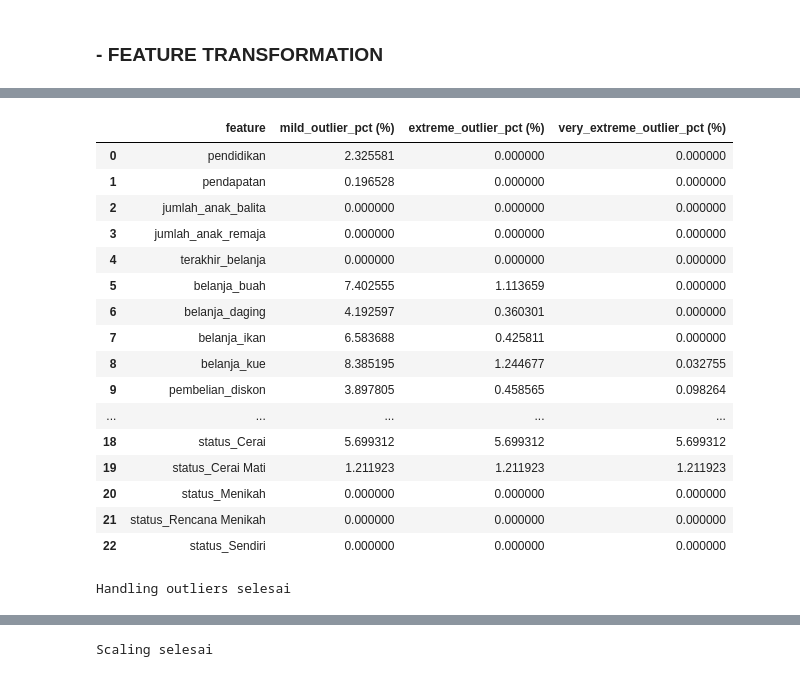
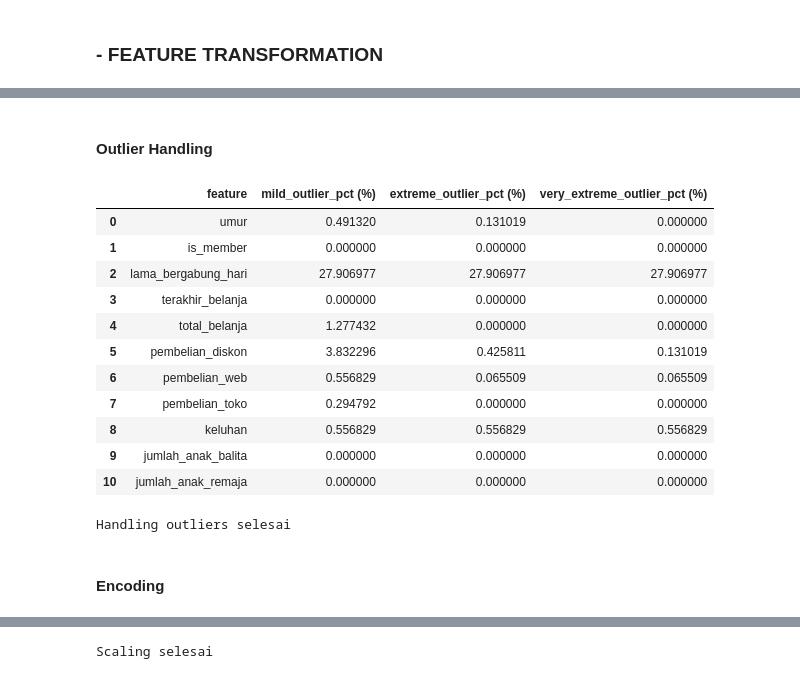
Before and after one commit to ratuanfajar/Tugas-Besar-Machine-Learning, a Jupyter notebook: notebook/skenario2-FS.ipynb, the cells around one changed output, grey strips where cells are left out. Cells and saved outputs as stored; diff of their text form; code cells hidden in the pictures.

```diff
--- a/notebook/skenario2-FS.ipynb
+++ b/notebook/skenario2-FS.ipynb
@@ -114,0 +55,4 @@ X_val_clean = X_val_raw.copy()
+# %%
+# Mempersiapkan Data Testing
+X_test_raw = df_test.drop(columns=['ID'])
+print(f"Data Test Loaded\nDimension: {X_test_raw.shape}")
@@ -115,19 +91,37 @@ X_val_clean = X_val_raw.copy()
+# %%
+# Ganti noise '5' dengan NaN agar dianggap missing value
+X_train_clean = X_train_raw.copy()
+X_val_clean = X_val_raw.copy()
+X_test_clean = X_test_raw.copy()
+
+cols_with_noise = ['pendidikan', 'status_pernikahan']
+for col in cols_with_noise:
+    X_train_clean[col] = X_train_clean[col].replace('5', np.nan)
+    X_val_clean[col] = X_val_clean[col].replace('5', np.nan)
+    X_test_clean[col] = X_test_clean[col].replace('5', np.nan)
+# %%
+num_cols = X_train_clean.select_dtypes(include=['float64', 'int64']).columns
+cat_cols = X_train_clean.select_dtypes(include=['object']).columns
 # %%
 # Imputasi Missing Values
+
 
 # Numeric (Median)
 imputer_num = SimpleImputer(strategy='median')
 X_train_clean[num_cols] = imputer_num.fit_transform(X_train_clean[num_cols])
 X_val_clean[num_cols] = imputer_num.transform(X_val_clean[num_cols])
+X_test_clean[num_cols] = imputer_num.transform(X_test_clean[num_cols])
 
 # Categorical (Mode)
 imputer_cat = SimpleImputer(strategy='most_frequent')
 X_train_clean[cat_cols] = imputer_cat.fit_transform(X_train_clean[cat_cols])
 X_val_clean[cat_cols] = imputer_cat.transform(X_val_clean[cat_cols])
+X_test_clean[cat_cols] = imputer_cat.transform(X_test_clean[cat_cols])
 
 
 X_train_imp = pd.DataFrame(X_train_clean, columns=X_train_clean.columns, index=X_train_raw.index)
 X_val_imp = pd.DataFrame(X_val_clean, columns=X_val_clean.columns, index=X_val_raw.index)
+X_test_imp = pd.DataFrame(X_test_clean, columns=X_test_clean.columns, index=X_test_raw.index)
 
 print("Missing Value Imputation Selesai")
 # %% [output]
@@ -201,57 +338,55 @@ Encoding selesai
+# %% [markdown]
+#### Outlier Handling
 # %%
 # Handling Outliers
-X_train_out = X_train_enc.copy()
-X_val_out = X_val_enc.copy()
+X_train_oh = X_train_fs.copy()
+X_val_oh = X_val_fs.copy()
+X_test_oh = X_test_fs.copy()
 
 def get_iqr_bounds(series, factor):
     Q1 = series.quantile(0.25)
     Q3 = series.quantile(0.75)
     IQR = Q3 - Q1
 
     lower_bound = Q1 - factor * IQR
     upper_bound = Q3 + factor * IQR
 
     return lower_bound, upper_bound
 
 
 outlier_summary = []
 
-num_cols = X_train_out.select_dtypes(include="number").columns.tolist()
+num_cols = X_train_oh.select_dtypes(include="number").columns.tolist()
 
 for col in num_cols:
-    mild_l, mild_u = get_iqr_bounds(X_train_out[col], 1.5)
-    ext_l, ext_u = get_iqr_bounds(X_train_out[col], 3)
-    vext_l, vext_u = get_iqr_bounds(X_train_out[col], 5)
+    mild_l, mild_u = get_iqr_bounds(X_train_oh[col], 1.5)
+    ext_l, ext_u = get_iqr_bounds(X_train_oh[col], 3)
+    vext_l, vext_u = get_iqr_bounds(X_train_oh[col], 5)
 
     outlier_summary.append({
         "feature": col,
         "mild_outlier_pct (%)":
-            ((X_train_out[col] < mild_l) | (X_train_out[col] > mild_u)).mean() * 100,
+            ((X_train_oh[col] < mild_l) | (X_train_oh[col] > mild_u)).mean() * 100,
         "extreme_outlier_pct (%)":
-            ((X_train_out[col] < ext_l) | (X_train_out[col] > ext_u)).mean() * 100,
+            ((X_train_oh[col] < ext_l) | (X_train_oh[col] > ext_u)).mean() * 100,
         "very_extreme_outlier_pct (%)":
-            ((X_train_out[col] < vext_l) | (X_train_out[col] > vext_u)).mean() * 100
+            ((X_train_oh[col] < vext_l) | (X_train_oh[col] > vext_u)).mean() * 100
     })
 
 outlier_df = pd.DataFrame(outlier_summary)
 outlier_df
 # %% [output]
 |  | feature | mild_outlier_pct (%) | extreme_outlier_pct (%) | very_extreme_outlier_pct (%) |
-| 0 | pendidikan | 2.325581 | 0.000000 | 0.000000 |
-| 1 | pendapatan | 0.196528 | 0.000000 | 0.000000 |
-| 2 | jumlah_anak_balita | 0.000000 | 0.000000 | 0.000000 |
-| 3 | jumlah_anak_remaja | 0.000000 | 0.000000 | 0.000000 |
-| 4 | terakhir_belanja | 0.000000 | 0.000000 | 0.000000 |
-| 5 | belanja_buah | 7.402555 | 1.113659 | 0.000000 |
-| 6 | belanja_daging | 4.192597 | 0.360301 | 0.000000 |
-| 7 | belanja_ikan | 6.583688 | 0.425811 | 0.000000 |
-| 8 | belanja_kue | 8.385195 | 1.244677 | 0.032755 |
-| 9 | pembelian_diskon | 3.897805 | 0.458565 | 0.098264 |
-| ... | ... | ... | ... | ... |
-| 18 | status_Cerai | 5.699312 | 5.699312 | 5.699312 |
-| 19 | status_Cerai Mati | 1.211923 | 1.211923 | 1.211923 |
-| 20 | status_Menikah | 0.000000 | 0.000000 | 0.000000 |
-| 21 | status_Rencana Menikah | 0.000000 | 0.000000 | 0.000000 |
-| 22 | status_Sendiri | 0.000000 | 0.000000 | 0.000000 |
+| 0 | umur | 0.491320 | 0.131019 | 0.000000 |
+| 1 | is_member | 0.000000 | 0.000000 | 0.000000 |
+| 2 | lama_bergabung_hari | 27.906977 | 27.906977 | 27.906977 |
+| 3 | terakhir_belanja | 0.000000 | 0.000000 | 0.000000 |
+| 4 | total_belanja | 1.277432 | 0.000000 | 0.000000 |
+| 5 | pembelian_diskon | 3.832296 | 0.425811 | 0.131019 |
+| 6 | pembelian_web | 0.556829 | 0.065509 | 0.065509 |
+| 7 | pembelian_toko | 0.294792 | 0.000000 | 0.000000 |
+| 8 | keluhan | 0.556829 | 0.556829 | 0.556829 |
+| 9 | jumlah_anak_balita | 0.000000 | 0.000000 | 0.000000 |
+| 10 | jumlah_anak_remaja | 0.000000 | 0.000000 | 0.000000 |
 # %%
 cols_to_winsor = outlier_df.loc[
@@ -272,3 +410,5 @@ for col, (lower, upper) in winsor_limits.items():
 print("Handling outliers selesai")
 # %% [output]
 Handling outliers selesai
+# %% [markdown]
+#### Encoding
```
Also changed, not shown: parts of 45 cells of this notebook, 11 other files.
